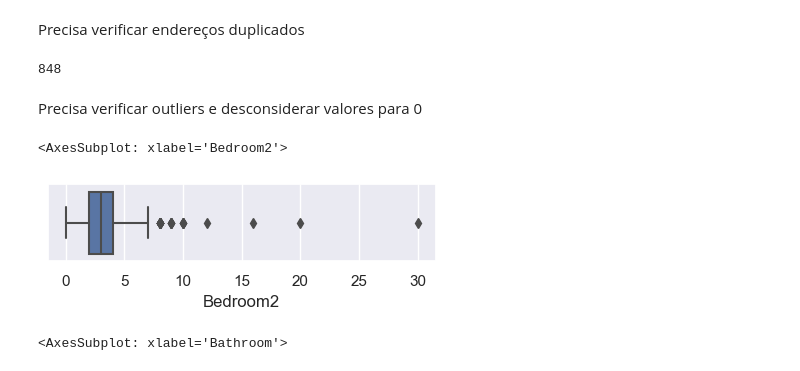
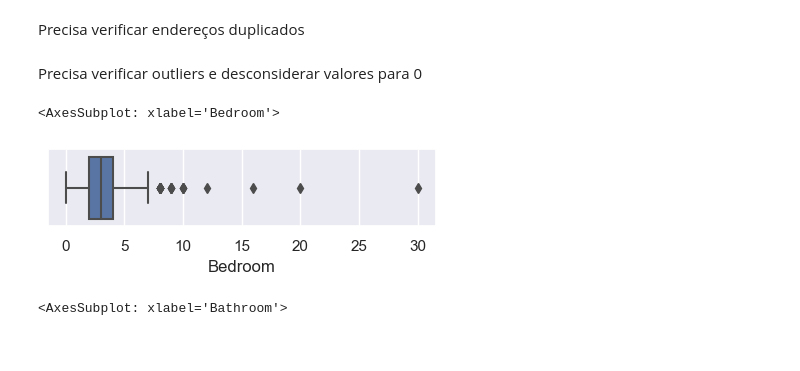
Before and after one commit to Riguini/Melbourne-Housing-Snapshot, a Jupyter notebook: Melbourne_Housing_Dataset.ipynb, the cells around one changed output. Saved outputs shown, nothing was run; the diff lists cells and outputs as text; code cells hidden in the pictures.

```diff
--- a/Melbourne_Housing_Dataset.ipynb
+++ b/Melbourne_Housing_Dataset.ipynb
@@ -68,3 +63,6 @@ Data columns (total 21 columns):
  20  Propertycount  34854 non-null  float64
 dtypes: float64(12), int64(1), object(8)
 memory usage: 5.6+ MB
+# %%
+#Corrigindo o nome da coluna:
+df.rename(columns={'Bedroom2': 'Bedroom'}, inplace = True)
@@ -74,0 +77,2 @@ df.duplicated().sum()
+# %%
+df = df.drop_duplicates()
@@ -127,17 +118,13 @@ dtype: int64
 # %% [markdown]
 Precisa verificar endereços duplicados
-# %%
-df["Address"].duplicated().sum()
-# %% [output]
-848
 # %% [markdown]
 Precisa verificar outliers e desconsiderar valores para 0
 # %%
 sns.set(rc={"figure.figsize":(5, 1)})
-sns.boxplot(x=df['Bedroom2'])
+sns.boxplot(x=df['Bedroom'])
 # %% [output]
-<AxesSubplot: xlabel='Bedroom2'>
+<AxesSubplot: xlabel='Bedroom'>
-[figure, old version]
+[figure, new version]
 # %%
 sns.set(rc={"figure.figsize":(5, 1)})
 sns.boxplot(x=df['Bathroom'])
```
Also changed, not shown: parts of 36 cells of this notebook.
